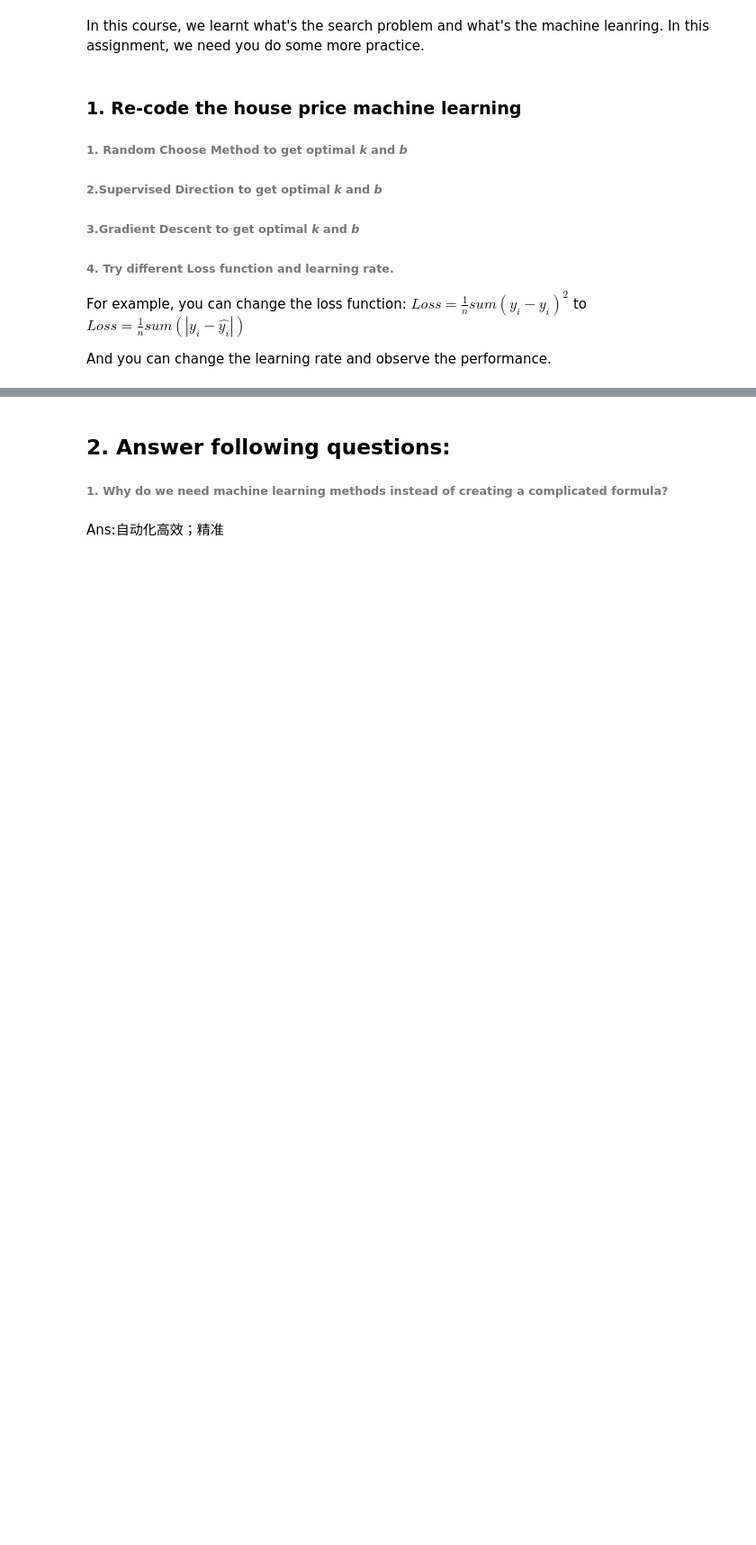
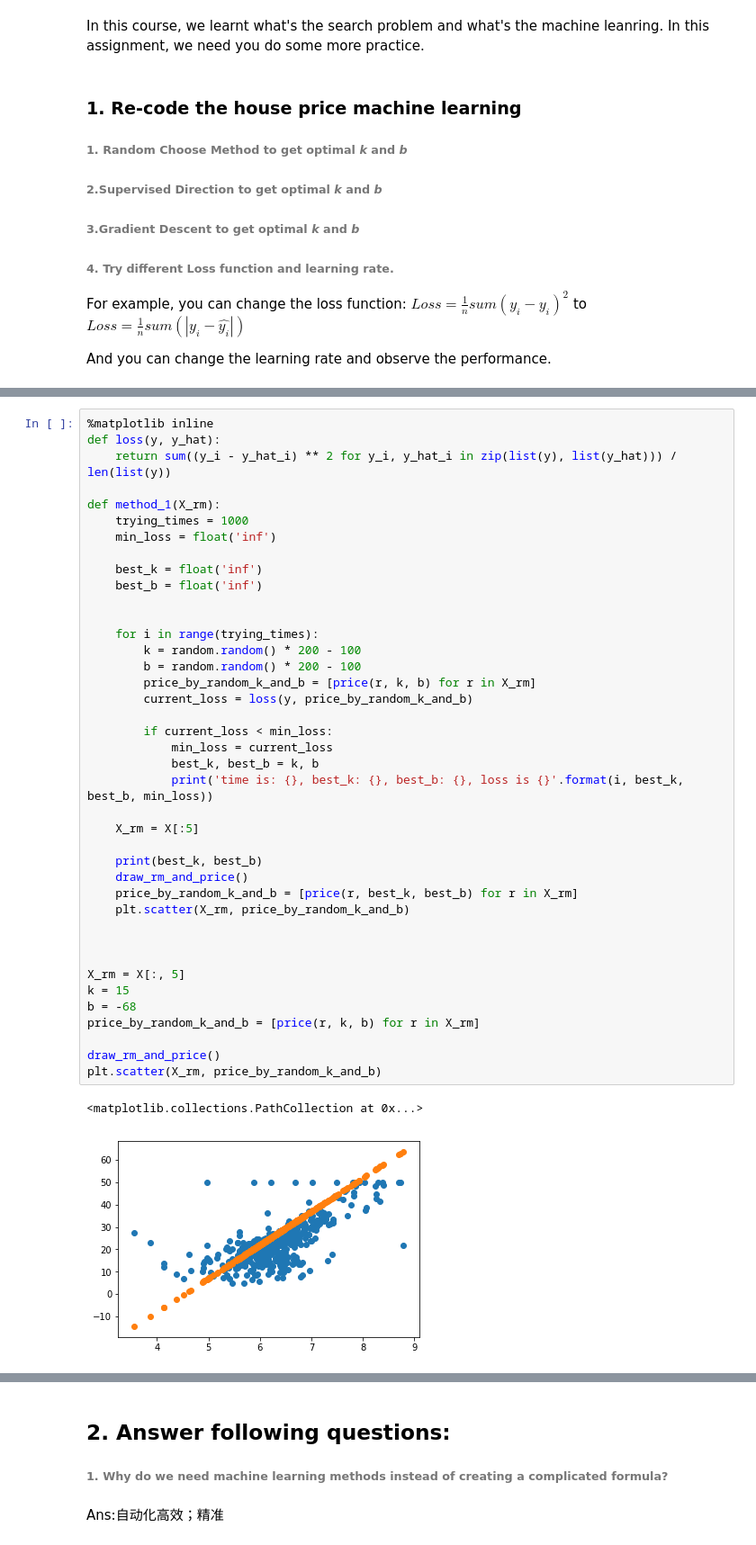
Before and after one commit to supermenfang/ai-for-nlp-and-cv-4th, a Jupyter notebook: assignments/LESSON_2_0706/Assignment-02.ipynb, the cells around one changed output, grey strips where cells are left out. Shown: that part at 90% size. Drawn from its saved outputs; the diff is of its cells as text; blank space fills up the shorter version.

```diff
--- a/assignments/LESSON_2_0706/Assignment-02.ipynb
+++ b/assignments/LESSON_2_0706/Assignment-02.ipynb
@@ -15,0 +57,43 @@ And you can change the learning rate and observe the performance.
+# %%
+%matplotlib inline
+def loss(y, y_hat):
+    return sum((y_i - y_hat_i) ** 2 for y_i, y_hat_i in zip(list(y), list(y_hat))) / len(list(y))
+
+def method_1(X_rm):
+    trying_times = 1000
+    min_loss = float('inf')
+
+    best_k = float('inf')
+    best_b = float('inf')
+
+
+    for i in range(trying_times):
+        k = random.random() * 200 - 100
+        b = random.random() * 200 - 100
+        price_by_random_k_and_b = [price(r, k, b) for r in X_rm]
+        current_loss = loss(y, price_by_random_k_and_b)
+
+        if current_loss < min_loss:
+            min_loss = current_loss
+            best_k, best_b = k, b
+            print('time is: {}, best_k: {}, best_b: {}, loss is {}'.format(i, best_k, best_b, min_loss))
+
+    X_rm = X[:5]
+
+    print(best_k, best_b)
+    draw_rm_and_price()
+    price_by_random_k_and_b = [price(r, best_k, best_b) for r in X_rm]
+    plt.scatter(X_rm, price_by_random_k_and_b)
+
+
+
+X_rm = X[:, 5]
+k = 15
+b = -68
+price_by_random_k_and_b = [price(r, k, b) for r in X_rm]
+
+draw_rm_and_price()
+plt.scatter(X_rm, price_by_random_k_and_b)
+# %% [output]
+<matplotlib.collections.PathCollection at 0x...>
+[figure, added]
```
Also changed, not shown: parts of 5 cells of this notebook.
